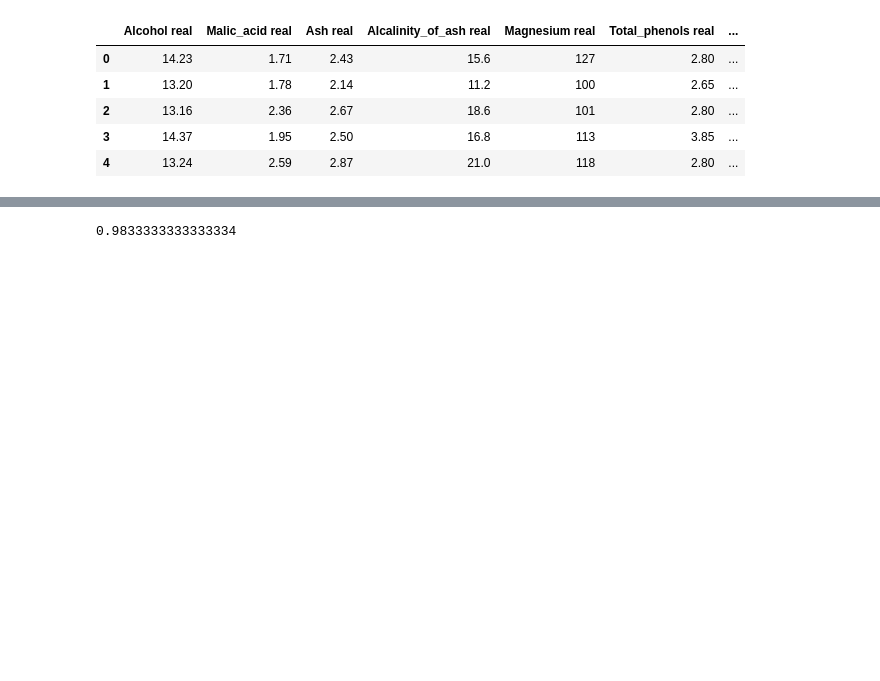
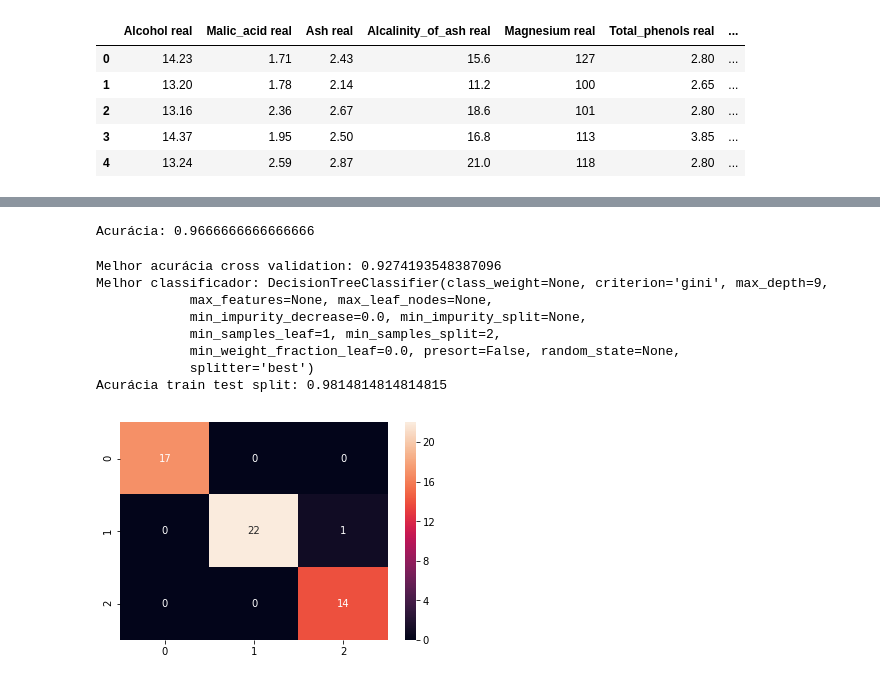
Before and after one commit to pspspss/mlpucpr2018, a Jupyter notebook: L003/003.ipynb, the cells around one changed output, grey strips where cells are left out. Drawn from its saved outputs; the diff is of its cells as text; code cells hidden in the pictures; blank space fills up the shorter version.

```diff
--- a/L003/003.ipynb
+++ b/L003/003.ipynb
@@ -30,2 +42,0 @@ import numpy as np
-# %%
-score = np.mean(cross_val_score(model, X, y, cv=10))
@@ -40,2 +42,0 @@ net = MLPClassifier(solver='lbfgs', alpha=1e-4, hidden_layer_sizes=(15, 5), rand
-# %%
-score = np.mean(cross_val_score(net, X, y, cv=10))
@@ -50,6 +43,40 @@ linear_svm = LinearSVC(C=0.05)
-# %%
-score = np.mean(cross_val_score(linear_svm, X, y, cv=10))
-# %%
-score
-# %% [output]
-0.9833333333333334
+# %%
+def classifier_test(clf, X, y, prms=None):
+    X_train, X_test, y_train, y_test = train_test_split(X, y, test_size=0.3)
+
+    if not prms:
+        score = np.mean(cross_val_score(clf, X_train, y_train, cv=10))
+        print('Acurácia:', score)
+
+    else:
+        clf = GridSearchCV(clf, prms)
+        clf.fit(X_train, y_train)
+
+        print('Melhor acurácia cross validation:', clf.best_score_)
+        print('Melhor classificador:', clf.best_estimator_)
+
+
+        y_pred = clf.best_estimator_.predict(X_test)
+        print('Acurácia train test split:', sum(y_pred == y_test)/len(y_pred))
+
+
+        #df_cm = pd.DataFrame(confusion_matrix, index=class_names, columns=class_names)
+        sns.heatmap(confusion_matrix(y_pred, y_test), annot=True, fmt="d")
+# %%
+classifier_test(GaussianNB(), X, y)
+# %% [output]
+Acurácia: 0.9666666666666666
+# %%
+classifier_test(DecisionTreeClassifier(), X, y, {
+    'max_depth': np.arange(1, 100)
+})
+# %% [output]
+Melhor acurácia cross validation: 0.9274193548387096
+Melhor classificador: DecisionTreeClassifier(class_weight=None, criterion='gini', max_depth=9,
+            max_features=None, max_leaf_nodes=None,
+            min_impurity_decrease=0.0, min_impurity_split=None,
+            min_samples_leaf=1, min_samples_split=2,
+            min_weight_fraction_leaf=0.0, presort=False, random_state=None,
+            splitter='best')
+Acurácia train test split: 0.9814814814814815
+[figure, added]
```
Also changed, not shown: parts of 24 cells of this notebook, 3 other files.
